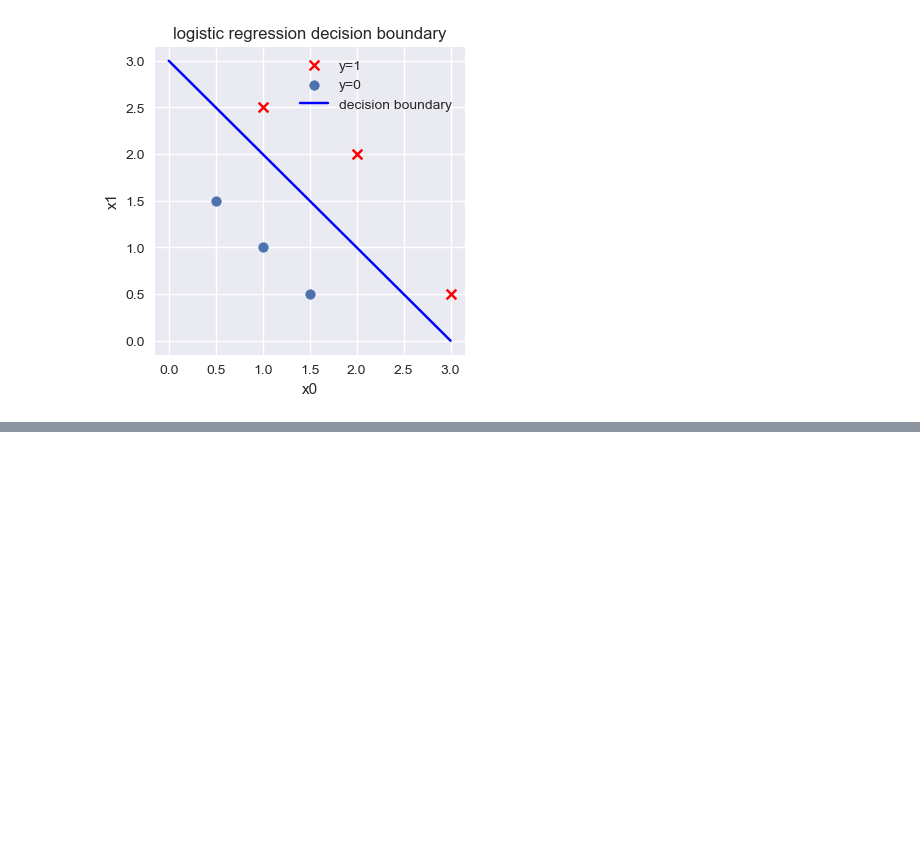
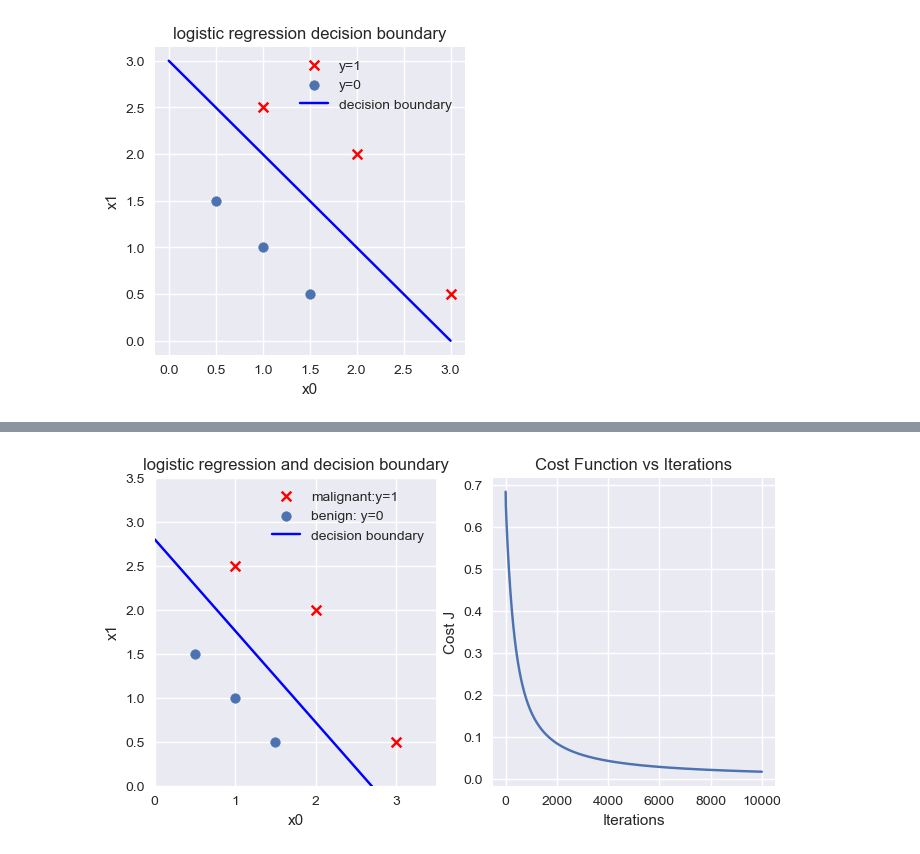
Before and after one commit to taiyobali/Supervised-Machine-learning, a Jupyter notebook: logistic_regression.ipynb, the cells around one changed output, grey strips where cells are left out. Saved outputs shown, nothing was run; the diff lists cells and outputs as text; code cells hidden in the pictures; blank space fills up the shorter version.

Commit message:
logistic regression

```diff
--- a/logistic_regression.ipynb
+++ b/logistic_regression.ipynb
@@ -163,0 +210,9 @@ plt.show()
+# %%
+X_train = np.array([[0.5, 1.5], [1,1], [1.5, 0.5], [3, 0.5], [2, 2], [1, 2.5]])
+y_train = np.array([0,0,0,1,1,1])
+w_in = np.zeros_like(X_train[0])
+b_in = 0.0
+alpha = 0.1
+iterations = 10000
+w_opt, b_opt, J_hist = gradient_descent(X_train,y_train,w_in,b_in,alpha,iterations,cost_func_logistic,gradient_logistic)
+print(f"W optimal: {w_opt}, b optimal: {b_opt}")
@@ -163,0 +231,22 @@ plt.show()
+# %%
+fig,ax = plt.subplots(1,2,figsize=(8,4))
+pos = y_train==1
+neg = y_train==0
+ax[0].scatter(X_train[pos,0],X_train[pos,1],marker="x",c="r",label="malignant:y=1")
+ax[0].scatter(X_train[neg,0],X_train[neg,1],marker="o",label="benign: y=0")
+ax[0].axis([0,3.5,0,3.5])
+x0 = np.arange(0,5)
+x1 = -(w_opt[0]*x0 + b_opt)/w_opt[1]
+ax[0].plot(x0,x1,c="b",label="decision boundary")
+ax[0].set_title("logistic regression and decision boundary")
+ax[0].set_xlabel("x0")
+ax[0].set_ylabel("x1")
+ax[0].legend()
+
+ax[1].plot(J_hist)
+ax[1].set_title("Cost Function vs Iterations")
+ax[1].set_xlabel("Iterations")
+ax[1].set_ylabel("Cost J")
+plt.show()
+# %% [output]
+[figure, added]
```
Also changed, not shown: parts of 5 cells of this notebook.
